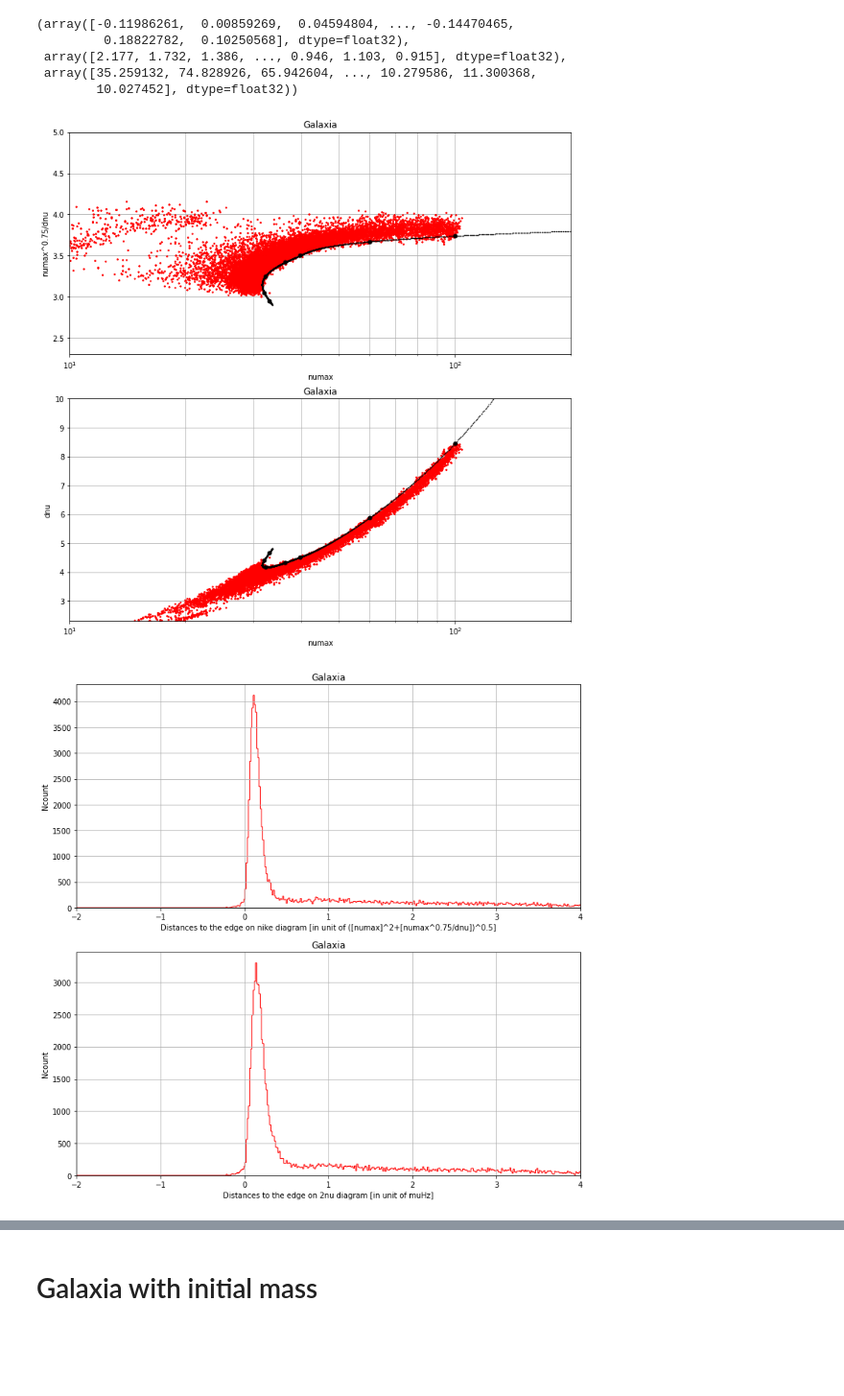
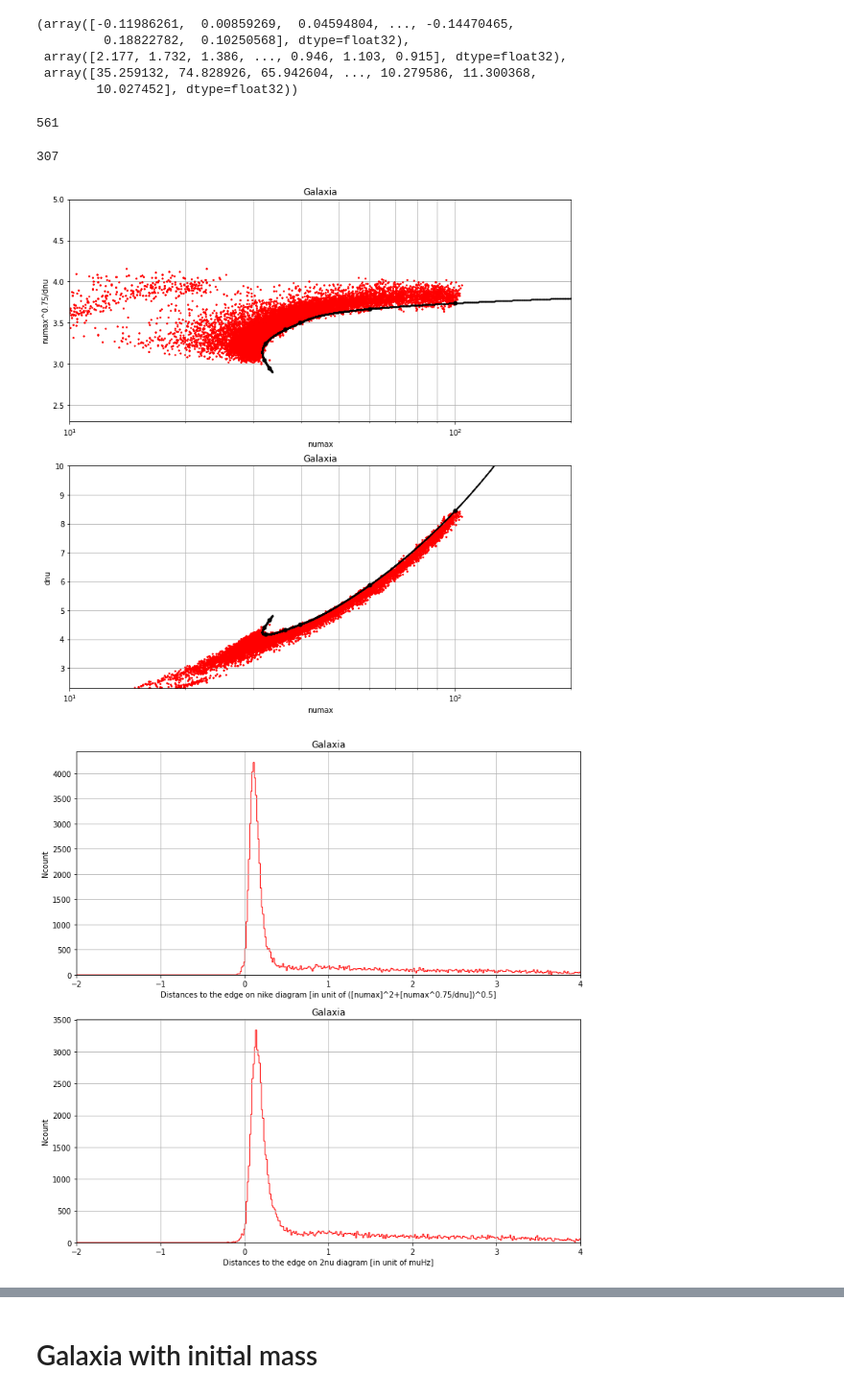
Before and after one commit to parallelpro/nike, a Jupyter notebook: lib/1-quantify-the-edge.ipynb, the cells around one changed output, grey strips where cells are left out. Shown at 96% size. Cells and saved outputs as stored; diff of their text form; code cells hidden in the pictures; blank space fills up the shorter version.

```diff
--- a/lib/1-quantify-the-edge.ipynb
+++ b/lib/1-quantify-the-edge.ipynb
@@ -26,9 +26,20 @@ from astropy.io import ascii
 
 import matplotlib.pyplot as plt
 import seaborn as sns
+from scipy import stats
+
+import os
+import sys
+rootpath = "/Users/yaguang/Dropbox (Sydney Uni)/Work/nike/"
+# sys.path.append("/Users/yali4742/Dropbox (Sydney Uni)/Work/nike")
+sys.path.append(rootpath)
+from lib.histdist import distance_to_edge
 # %%
-rootpath='C:\\Users\\yali4742\\Dropbox (Sydney Uni)\\Work\\nike\\'#''#
+# rootpath='/Users/yali4742/Dropbox (Sydney Uni)/Work/nike/'#''#
 yu=ascii.read(rootpath+"sample/yu+2018.csv")
+
+pdv = np.load(rootpath+"sample/padova/tnu_samples.npy")
+pdv_feh = pdv[:,2]
 # %% [markdown]
 # The metallicity effect of the NIKE diagram
 It seems that the edge has an effect of [Fe/H], though it is hard to spot. Sanjib mentions there is a metallicity effect from the isochrones.
@@ -146,7 +196,7 @@ def edge_analysis(xdata, ydata, ydatat, filepath, feh, mass, radius, points, tit
     # plot knots and edge
     axes[0].plot(xpoint, ypoint, "k.", markersize=10)
     axes[1].plot(xpoint, xpoint**0.75/ypoint, "k.", markersize=10)
-    yedge = np.arange(2.9, 4.0, 0.0005)
+    yedge = np.arange(2.9, 4.0, 0.0001)
     xedge = 10.0**scipy.interpolate.splev(np.log10(yedge), tck, der=0)
     Nedge = xedge.shape[0]
     axes[0].plot(xedge, yedge, "k.", ms=1)
@@ -155,6 +205,9 @@ def edge_analysis(xdata, ydata, ydatat, filepath, feh, mass, radius, points, tit
     # save edges
     np.save(filepath+"nike_edge_samples", np.array([xedge, yedge]).T)
     np.save(filepath+"tnu_edge_samples", np.array([xedge, xedge**0.75/yedge]).T)
+    test = xedge**0.75/yedge
+    idx = (test>6) & (test<8)
+    print(len(test[idx]))
 
     # # shortest distance distribution
     def shortest_distance(xdata, ydata, xedge, yedge):
@@ -192,9 +245,9 @@ def edge_analysis(xdata, ydata, ydatat, filepath, feh, mass, radius, points, tit
     distt = shortest_distance(xdata, ydatat, xedge, xedge**0.75/yedge)
     distt[idx_right] = -distt[idx_right]
 
-    # save distances
-    np.save(filepath+"nike_dist", distn)
-    np.save(filepath+"tnu_dist", distt)
+#     # save distances
+#     np.save(filepath+"nike_dist", distn)
+#     np.save(filepath+"tnu_dist", distt)
 
 
     # now plot histograms
@@ -305,24 +372,40 @@ feh_pdv, mass_pdv, radius_pdv
 # %%
 # set up data
 import ebf
 synp=ebf.read(rootpath+"sample/kepler_galaxia_mrtd5.ebf")
 Nstar = synp["alpha"].shape[0]
 # factor = int(Nstar/16000)
 # idx = np.arange(0,int(Nstar/factor))*factor
 # for key in synp.keys():
 #     synp[key] = synp[key][idx]
 
+
+# # corrected dnu and numax
 idx = (synp["evstate"]==2) & (np.isfinite(synp["numax"])) & (np.isfinite(synp["dnu"])) & (np.isfinite(synp["feh"])) & (np.array(synp["numax"]**0.75/synp["dnu"])>3.0)
 xpdv, ypdv, ypdvt, feh_pdv = np.array(synp["numax"][idx]), np.array(synp["numax"][idx]**0.75/synp["dnu"][idx]), np.array(synp["dnu"][idx]), np.array(synp["feh"][idx])
 Npdv = xpdv.shape[0]
 mass_pdv, radius_pdv =  np.array(synp["mact"][idx]), np.array(synp["radius"][idx])
-
 feh_pdv = synp["feh"][idx]
 
-filepath = rootpath+"sample/padova_oversampling/"
+filepath = rootpath+"sample/padova/"
 points=[(33, 2.95), (32, 3.05), (32.2, 3.25), (36.3, 3.42), (39.6, 3.50), (60, 3.67), (100, 3.74)]
 title = "Galaxia"
 edge_analysis(xpdv, ypdv, ypdvt, filepath, feh_pdv, mass_pdv, radius_pdv, points, title)
+
+
+# not corrected dnu and numax
+idx = (synp["evstate"]==2) & (np.isfinite(synp["numax"])) & (np.isfinite(synp["dnu_scaling"])) & (np.isfinite(synp["feh"])) & (np.array(synp["numax"]**0.75/synp["dnu_scaling"])>3.0)
+xpdv, ypdv, ypdvt, feh_pdv = np.array(synp["numax"][idx]), np.array(synp["numax"][idx]**0.75/synp["dnu_scaling"][idx]), np.array(synp["dnu_scaling"][idx]), np.array(synp["feh"][idx])
+Npdv = xpdv.shape[0]
+mass_pdv, radius_pdv =  np.array(synp["mact"][idx]), np.array(synp["radius"][idx])
+feh_pdv = synp["feh"][idx]
+
+filepath = rootpath+"sample/padova_nc/"
+points=[(33, 2.95), (32, 3.05), (32.2, 3.23), (36.3, 3.42), (40, 3.53), (50, 3.65), (60, 3.70), (100, 3.74)]
+title = "Galaxia not corrected"
+edge_analysis(xpdv, ypdv, ypdvt, filepath, feh_pdv, mass_pdv, radius_pdv, points, title)
 # %% [output]
+561
+307
-[figure, old version]
+[figure, new version]
-[figure, old version]
+[figure, new version]
```
Also changed, not shown: parts of 9 cells of this notebook, 30 other files.
